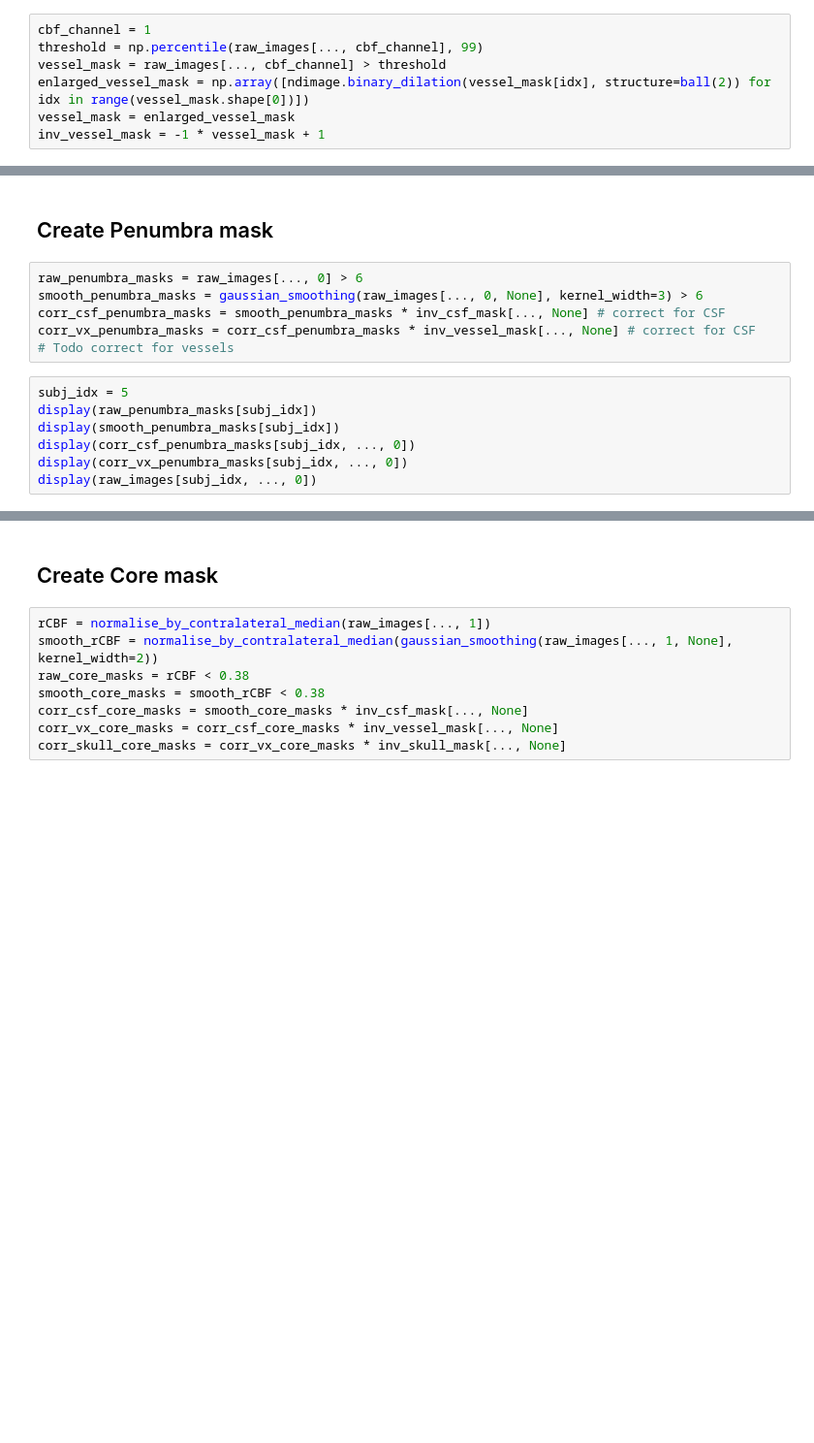
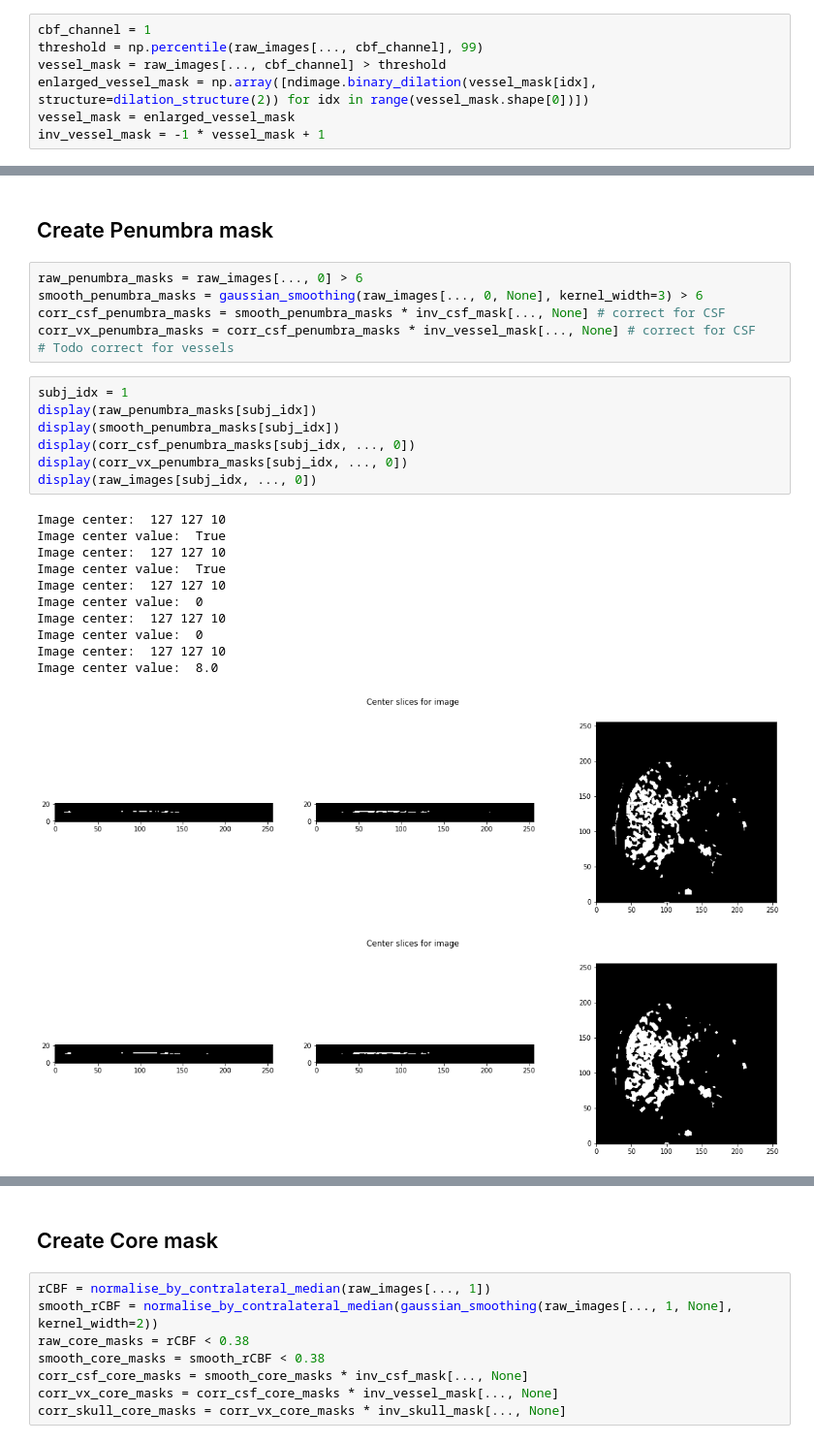
Before and after one commit to JulianKlug/PerfusionCT-Net, a Jupyter notebook: exploration_notebooks/prior_knowledge.ipynb, the cells around one changed output, grey strips where cells are left out. Shown at 97% size. Drawn from its saved outputs; the diff is of its cells as text; blank space fills up the shorter version.

```diff
--- a/exploration_notebooks/prior_knowledge.ipynb
+++ b/exploration_notebooks/prior_knowledge.ipynb
@@ -176,7 +206,7 @@ Better way to do this: Segment on VPCT?
 cbf_channel = 1
 threshold = np.percentile(raw_images[..., cbf_channel], 99)
 vessel_mask = raw_images[..., cbf_channel] > threshold
-enlarged_vessel_mask = np.array([ndimage.binary_dilation(vessel_mask[idx], structure=ball(2)) for idx in range(vessel_mask.shape[0])])
+enlarged_vessel_mask = np.array([ndimage.binary_dilation(vessel_mask[idx], structure=dilation_structure(2)) for idx in range(vessel_mask.shape[0])])
 vessel_mask = enlarged_vessel_mask
 inv_vessel_mask = -1 * vessel_mask + 1
 # %%
@@ -192,9 +229,22 @@ corr_csf_penumbra_masks = smooth_penumbra_masks * inv_csf_mask[..., None] # corr
 corr_vx_penumbra_masks = corr_csf_penumbra_masks * inv_vessel_mask[..., None] # correct for CSF
 # Todo correct for vessels
 # %%
-subj_idx = 5
+subj_idx = 1
 display(raw_penumbra_masks[subj_idx])
 display(smooth_penumbra_masks[subj_idx])
 display(corr_csf_penumbra_masks[subj_idx, ..., 0])
 display(corr_vx_penumbra_masks[subj_idx, ..., 0])
 display(raw_images[subj_idx, ..., 0])
+# %% [output]
+Image center:  127 127 10
+Image center value:  True
+Image center:  127 127 10
+Image center value:  True
+Image center:  127 127 10
+Image center value:  0
+Image center:  127 127 10
+Image center value:  0
+Image center:  127 127 10
+Image center value:  8.0
+[figure, added]
+[figure, added]
```
Also changed, not shown: parts of 21 cells of this notebook.
